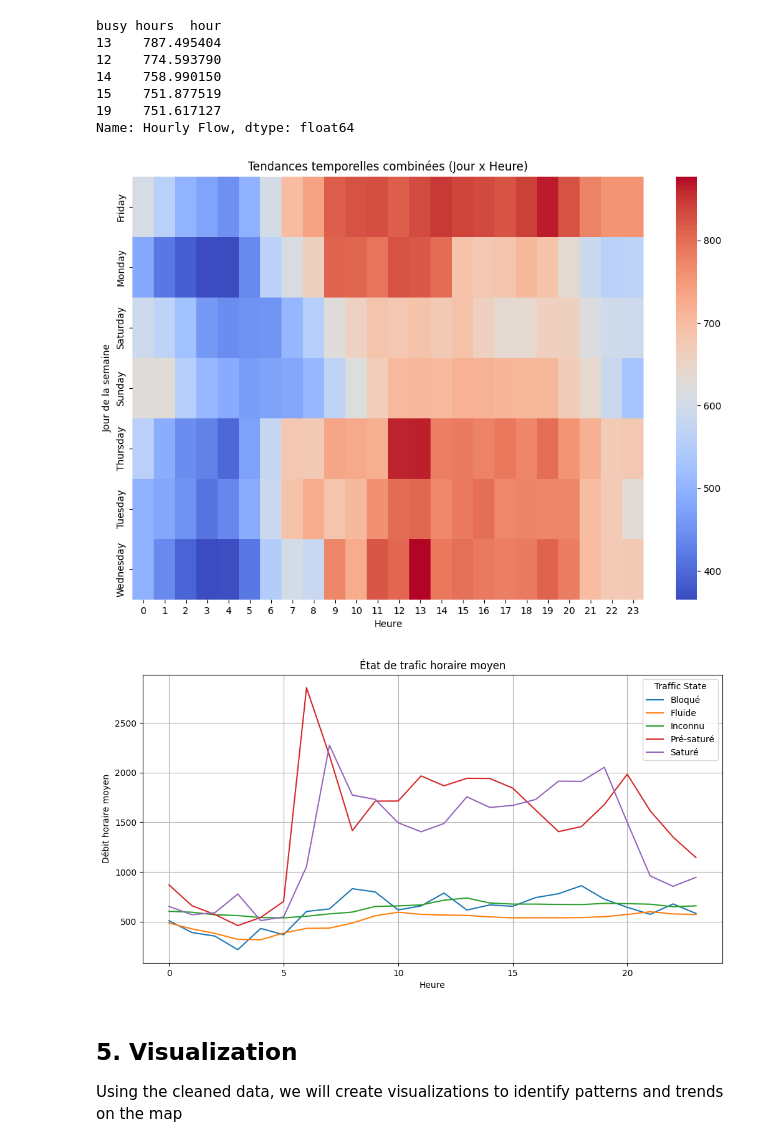
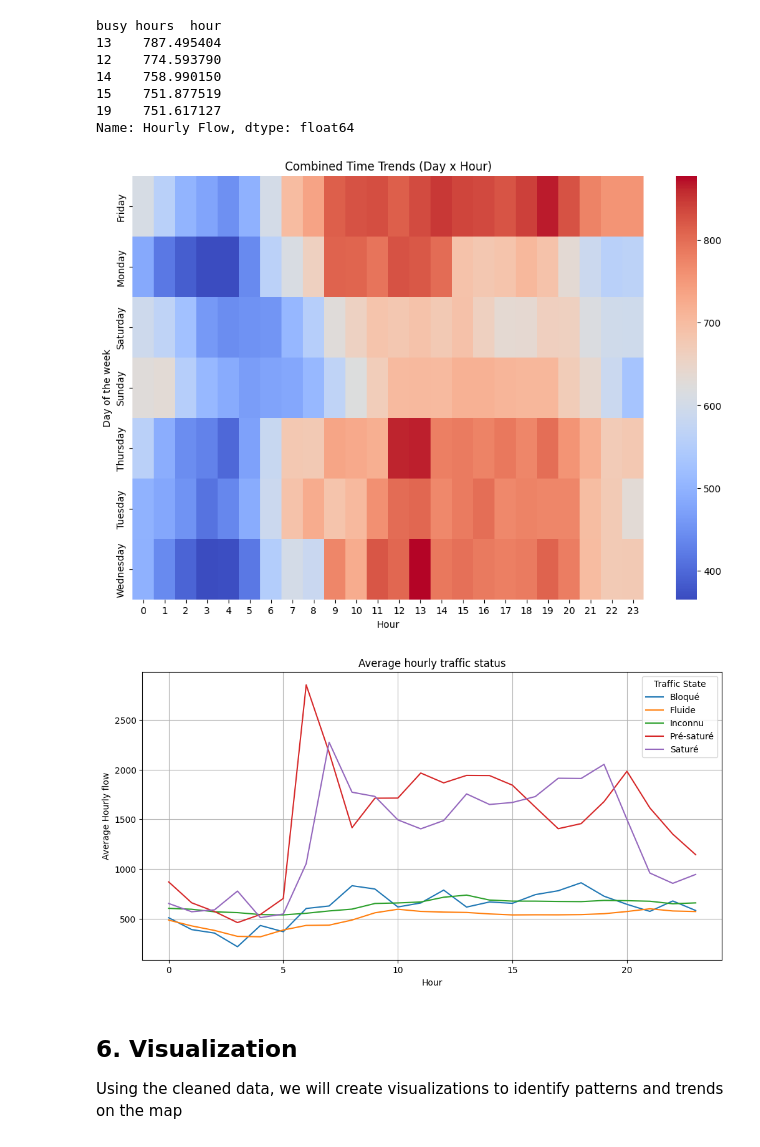
Before and after one commit to Happiste/UrbanPulse, a Jupyter notebook: UrbanPulse.ipynb, the cells around one changed output. Cells and saved outputs as stored; diff of their text form; code cells hidden in the pictures.

```diff
--- a/UrbanPulse.ipynb
+++ b/UrbanPulse.ipynb
@@ -765,30 +768,30 @@ Name: Hourly Flow, dtype: float64
 # %%
 #Heatmap of combined time trends
 heatmap_data = merged_df.pivot_table(
     index='day_of_week', columns='hour', values='Hourly Flow', aggfunc='mean'
 )
 
 plt.figure(figsize=(12, 8))
 sns.heatmap(heatmap_data, cmap='coolwarm', annot=False)
-plt.title('Tendances temporelles combinées (Jour x Heure)')
-plt.xlabel('Heure')
-plt.ylabel('Jour de la semaine')
+plt.title('Combined Time Trends (Day x Hour)')
+plt.xlabel('Hour')
+plt.ylabel('Day of the week')
 plt.show()
 # %% [output]
-[figure, old version]
+[figure, new version]
 # %%
 hourly_traffic_state = merged_df.groupby(['hour', 'Traffic State'])['Hourly Flow'].mean().unstack()
 
-hourly_traffic_state.plot(kind='line', figsize=(12, 6), title='État de trafic horaire moyen')
-plt.xlabel('Heure')
-plt.ylabel('Débit horaire moyen')
+hourly_traffic_state.plot(kind='line', figsize=(12, 6), title='Average hourly traffic status')
+plt.xlabel('Hour')
+plt.ylabel('Average Hourly flow')
 plt.legend(title='Traffic State')
 plt.grid()
 plt.show()
 # %% [output]
-[figure, old version]
+[figure, new version]
 # %% [markdown]
-## 5. Visualization
+## 6. Visualization
 Using the cleaned data, we will create visualizations to identify patterns and trends on the map
 # %%
 import folium
```
Also changed, not shown: parts of 14 cells of this notebook, 8 other files.
